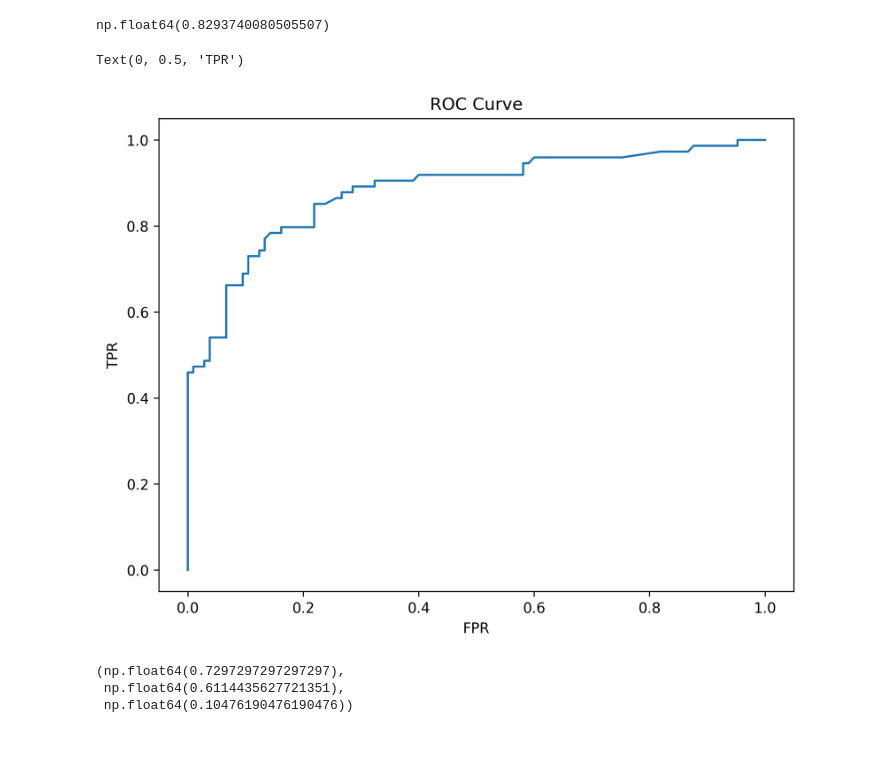
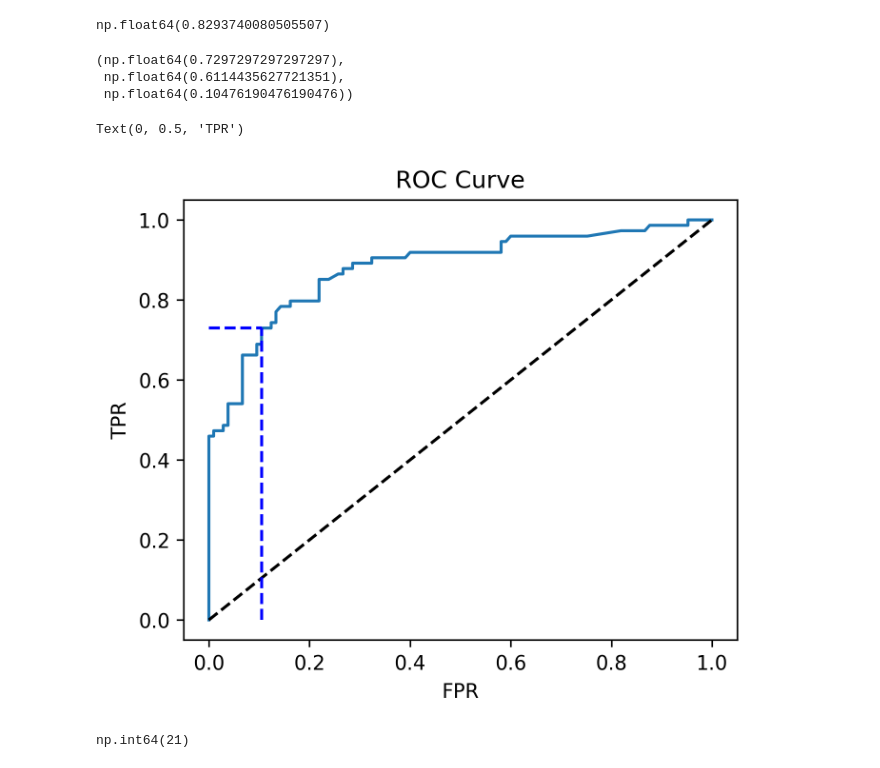
Before and after one commit to arashniroomand/MachineLearning, a Jupyter notebook: Practical_MasterClass/LogisticRegression/LogisitcRegression.ipynb, the cells around one changed output. Drawn from its saved outputs; the diff is of its cells as text; code cells hidden in the pictures.

```diff
--- a/Practical_MasterClass/LogisticRegression/LogisitcRegression.ipynb
+++ b/Practical_MasterClass/LogisticRegression/LogisitcRegression.ipynb
@@ -632,15 +632,6 @@ tpr[idx]
 thr[idx]
 # %% [output]
 np.float64(0.8293740080505507)
-# %%
-plt.rcParams['figure.dpi'] = 300
-plt.plot(fpr, tpr)
-plt.title('ROC Curve')
-plt.xlabel('FPR')
-plt.ylabel('TPR')
-# %% [output]
-Text(0, 0.5, 'TPR')
-[figure, removed]
 # %%
 idx = sum(fpr<0.1) + 1
 tpr[idx], thr[idx], fpr[idx]
@@ -648,3 +639,20 @@ tpr[idx], thr[idx], fpr[idx]
 (np.float64(0.7297297297297297),
  np.float64(0.6114435627721351),
  np.float64(0.10476190476190476))
+# %%
+plt.figure(figsize=(5, 4))
+plt.plot(fpr, tpr)
+plt.plot([0,1], [0,1], 'k--')
+plt.plot([0, fpr[idx]], [tpr[idx], tpr[idx]], 'b--')
+plt.plot([fpr[idx], fpr[idx]], [0, tpr[idx]], 'b--')
+plt.title('ROC Curve')
+plt.xlabel('FPR')
+plt.ylabel('TPR')
+# %% [output]
+Text(0, 0.5, 'TPR')
+[figure, added]
+# %%
+y_pred = (y_predict_prob> thr[22]).astype(int)
+idx
+# %% [output]
+np.int64(21)
```
Also changed, not shown: parts of 1 cell of this notebook.
